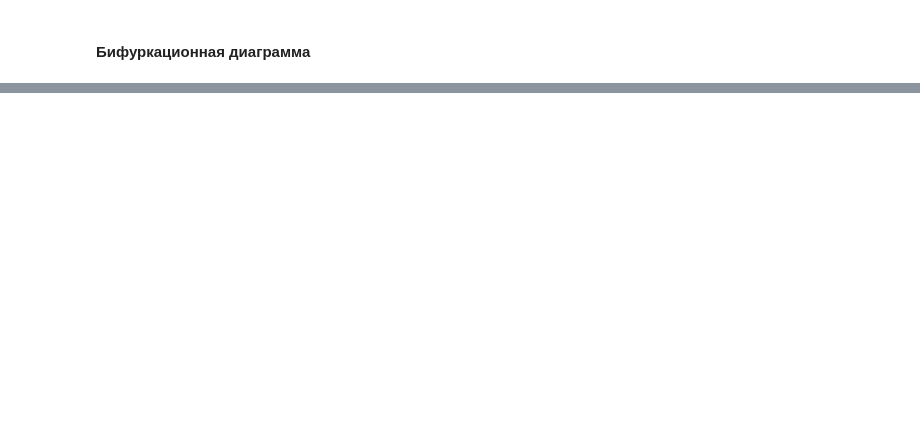
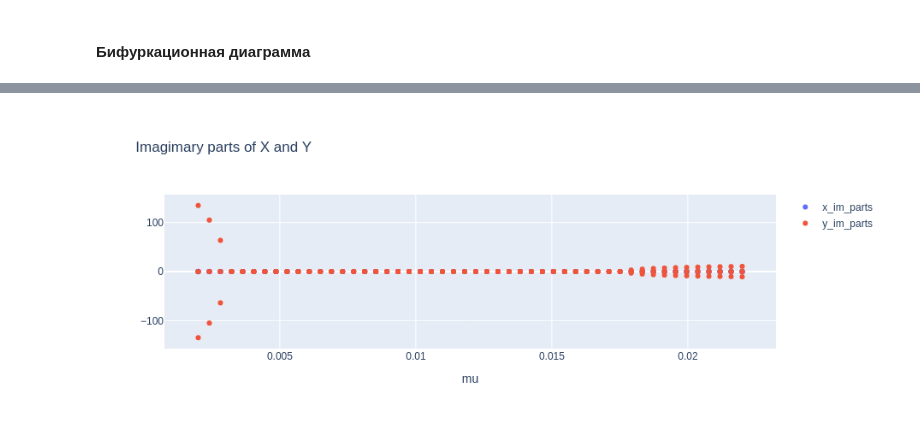
Before and after one commit to SergeyPishchulov/thesis, a Jupyter notebook: Thesis_paper.ipynb, the cells around one changed output, grey strips where cells are left out. Cells and saved outputs as stored; diff of their text form; code cells hidden in the pictures; blank space fills up the shorter version.

```diff
--- a/Thesis_paper.ipynb
+++ b/Thesis_paper.ipynb
@@ -128,9 +82,0 @@ for cur_mu in tqdm(mus):
-# %%
-ims = []
-imus=[]
-for cur_mu, sols in list(solutions_by_mu.items()):
-    for s in sols:
-        if s[1]!=0:# and s[1].as_real_imag()[1]==0:#real
-            ims.append(s[1].as_real_imag()[1])
-            imus.append(cur_mu)
-ims=list(map(float, ims))
@@ -168,0 +108,17 @@ NameError: name 'px' is not defined
+# %%
+y_im_parts = []
+x_im_parts = []
+mus_for_im=[]
+for cur_mu, sols in list(solutions_by_mu.items()):
+    for x,y in sols:
+        x_im_parts.append(float(x.as_real_imag()[1]))
+        y_im_parts.append(float(y.as_real_imag()[1]))
+        mus_for_im.append(cur_mu)
+
+fig = go.Figure()
+fig.add_trace(go.Scatter(x=mus_for_im, y=x_im_parts, mode='markers', name = "x_im_parts"))
+fig.add_trace(go.Scatter(x=mus_for_im, y=y_im_parts, mode='markers', name = "y_im_parts"))
+fig.update_layout(title="Imagimary parts of X and Y")
+fig.update_layout(xaxis={"title": "mu"})
+# %% [output]
+[figure, added]
```
Also changed, not shown: parts of 28 cells of this notebook.
